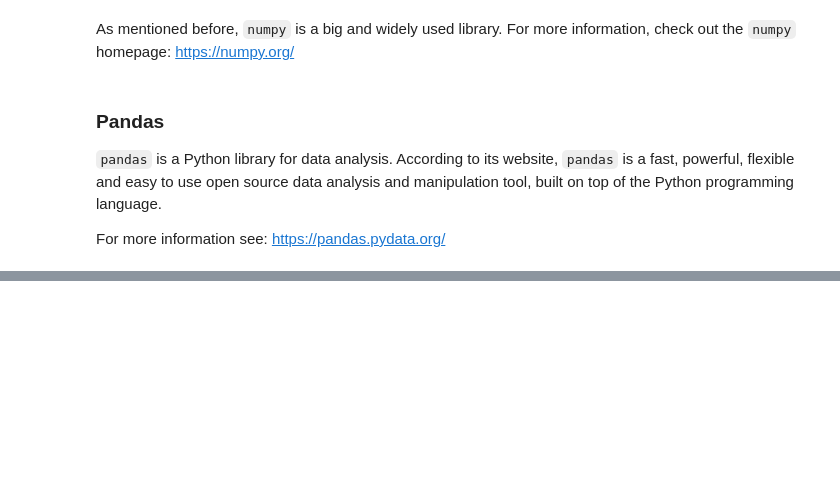
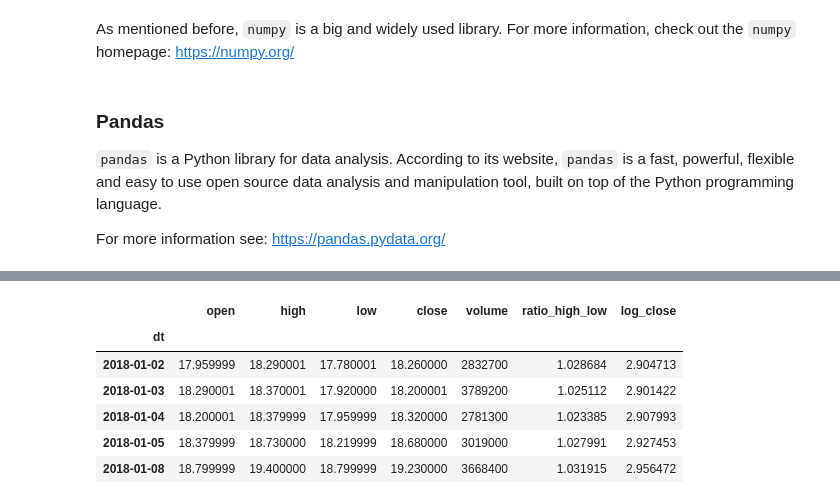
Before and after one commit to ulrichwohak/pythonTutorial, a Jupyter notebook: 05 Python packages and other cool stuff.ipynb, the cells around one changed output, grey strips where cells are left out. Cells and saved outputs as stored; diff of their text form; code cells hidden in the pictures; blank space fills up the shorter version.

```diff
--- a/05 Python packages and other cool stuff.ipynb
+++ b/05 Python packages and other cool stuff.ipynb
@@ -115,0 +207,12 @@ df = get_stock_data('GME', '2018-01-01', '2019-01-01')
+# %%
+# We can transform our data
+df['log_close'] = df['close'].apply(np.log)
+df.head()
+# %% [output]
+|  | open | high | low | close | volume | ratio_high_low | log_close |
+| dt |  |  |  |  |  |  |  |
+| 2018-01-02 | 17.959999 | 18.290001 | 17.780001 | 18.260000 | 2832700 | 1.028684 | 2.904713 |
+| 2018-01-03 | 18.290001 | 18.370001 | 17.920000 | 18.200001 | 3789200 | 1.025112 | 2.901422 |
+| 2018-01-04 | 18.200001 | 18.379999 | 17.959999 | 18.320000 | 2781300 | 1.023385 | 2.907993 |
+| 2018-01-05 | 18.379999 | 18.730000 | 18.219999 | 18.680000 | 3019000 | 1.027991 | 2.927453 |
+| 2018-01-08 | 18.799999 | 19.400000 | 18.799999 | 19.230000 | 3668400 | 1.031915 | 2.956472 |
```
Also changed, not shown: parts of 15 cells of this notebook.
